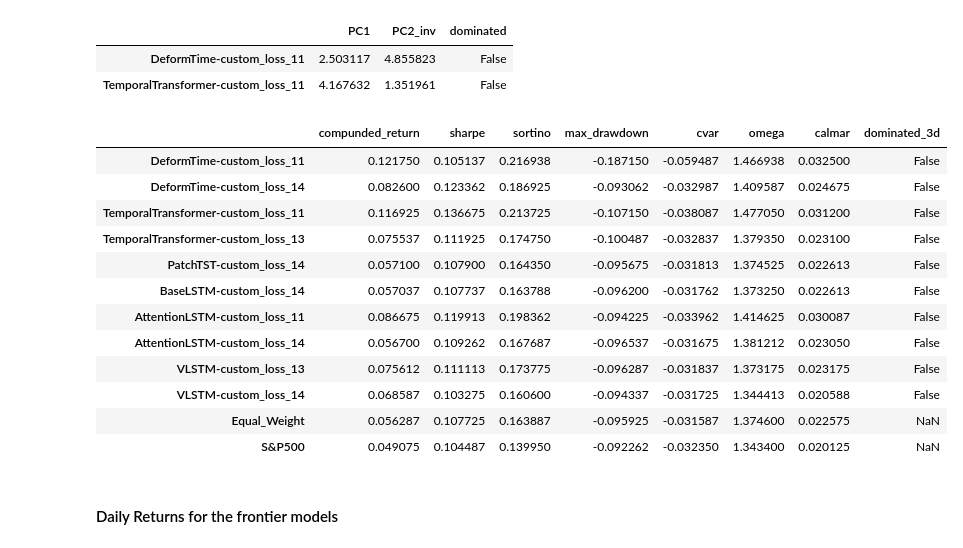
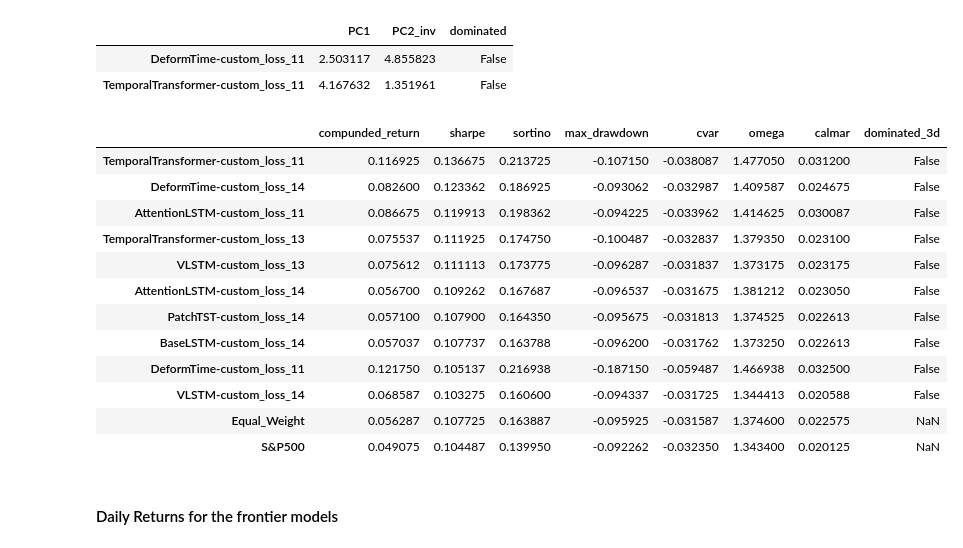
Before and after one commit to travisdesell/exact, a Jupyter notebook: financial_loss_functions/exploration/model_selection.ipynb, the cells around one changed output. Drawn from its saved outputs; the diff is of its cells as text; code cells hidden in the pictures.

Commit message:
Viz: sorts frontier by sharpe and prints top model's hparams

```diff
--- a/financial_loss_functions/exploration/model_selection.ipynb
+++ b/financial_loss_functions/exploration/model_selection.ipynb
@@ -324,39 +324,42 @@ fig.show()
 # %%
 temp_avg_perf = all_avg_perf.copy()
 
 cols = ['sharpe', 'compunded_return', 'cvar']
 temp_avg_perf['dominated_3d'] = pareto_dominance(temp_avg_perf, cols)
 
 frontier_3d = temp_avg_perf[~temp_avg_perf['dominated_3d']]
 
 fig = plot_3d_pareto(
     df=temp_avg_perf,
     x_col='sharpe',
     y_col='compunded_return',
     z_col='cvar',
     dominated_col='dominated_3d',
     title='3D Pareto Frontier Lower Confidence Bound (Sharpe, Compounded Return, CVaR)',
     x_title='Sharpe Ratio',
     y_title='Compounded Return',
     z_title='CVaR (higher better)'
 )
 
 fig.show()
 
 # Efficient frontier models vs Benchmarks
 frontier_model_names = list(frontier_3d.index)
-pd.concat([frontier_3d, benchmarks_df], axis=0)
+pd.concat(
+    [frontier_3d.sort_values(by='sharpe', ascending=False), benchmarks_df],
+    axis=0
+)
 # %% [output]
 |  | compunded_return | sharpe | sortino | max_drawdown | cvar | omega | calmar | dominated_3d |
-| DeformTime-custom_loss_11 | 0.121750 | 0.105137 | 0.216938 | -0.187150 | -0.059487 | 1.466938 | 0.032500 | False |
+| TemporalTransformer-custom_loss_11 | 0.116925 | 0.136675 | 0.213725 | -0.107150 | -0.038087 | 1.477050 | 0.031200 | False |
 | DeformTime-custom_loss_14 | 0.082600 | 0.123362 | 0.186925 | -0.093062 | -0.032987 | 1.409587 | 0.024675 | False |
-| TemporalTransformer-custom_loss_11 | 0.116925 | 0.136675 | 0.213725 | -0.107150 | -0.038087 | 1.477050 | 0.031200 | False |
+| AttentionLSTM-custom_loss_11 | 0.086675 | 0.119913 | 0.198362 | -0.094225 | -0.033962 | 1.414625 | 0.030087 | False |
 | TemporalTransformer-custom_loss_13 | 0.075537 | 0.111925 | 0.174750 | -0.100487 | -0.032837 | 1.379350 | 0.023100 | False |
+| VLSTM-custom_loss_13 | 0.075612 | 0.111113 | 0.173775 | -0.096287 | -0.031837 | 1.373175 | 0.023175 | False |
+| AttentionLSTM-custom_loss_14 | 0.056700 | 0.109262 | 0.167687 | -0.096537 | -0.031675 | 1.381212 | 0.023050 | False |
 | PatchTST-custom_loss_14 | 0.057100 | 0.107900 | 0.164350 | -0.095675 | -0.031813 | 1.374525 | 0.022613 | False |
 | BaseLSTM-custom_loss_14 | 0.057037 | 0.107737 | 0.163788 | -0.096200 | -0.031762 | 1.373250 | 0.022613 | False |
-| AttentionLSTM-custom_loss_11 | 0.086675 | 0.119913 | 0.198362 | -0.094225 | -0.033962 | 1.414625 | 0.030087 | False |
-| AttentionLSTM-custom_loss_14 | 0.056700 | 0.109262 | 0.167687 | -0.096537 | -0.031675 | 1.381212 | 0.023050 | False |
-| VLSTM-custom_loss_13 | 0.075612 | 0.111113 | 0.173775 | -0.096287 | -0.031837 | 1.373175 | 0.023175 | False |
+| DeformTime-custom_loss_11 | 0.121750 | 0.105137 | 0.216938 | -0.187150 | -0.059487 | 1.466938 | 0.032500 | False |
 | VLSTM-custom_loss_14 | 0.068587 | 0.103275 | 0.160600 | -0.094337 | -0.031725 | 1.344413 | 0.020588 | False |
 | Equal_Weight | 0.056287 | 0.107725 | 0.163887 | -0.095925 | -0.031587 | 1.374600 | 0.022575 | NaN |
 | S&P500 | 0.049075 | 0.104487 | 0.139950 | -0.092262 | -0.032350 | 1.343400 | 0.020125 | NaN |
```
Also changed, not shown: parts of 1 cell of this notebook.
